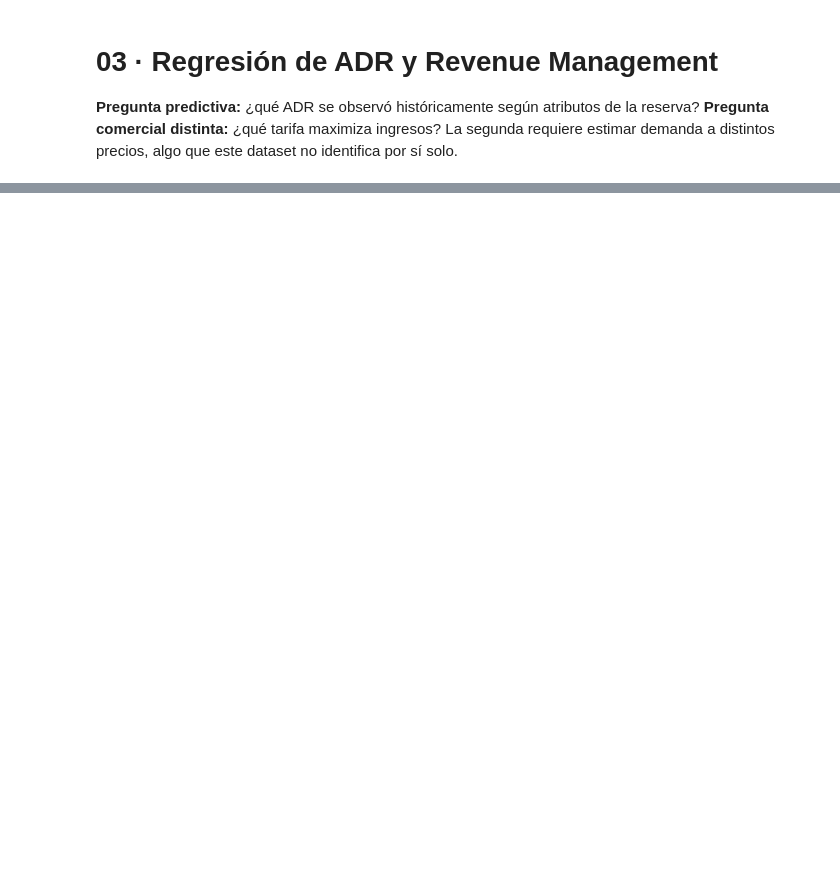
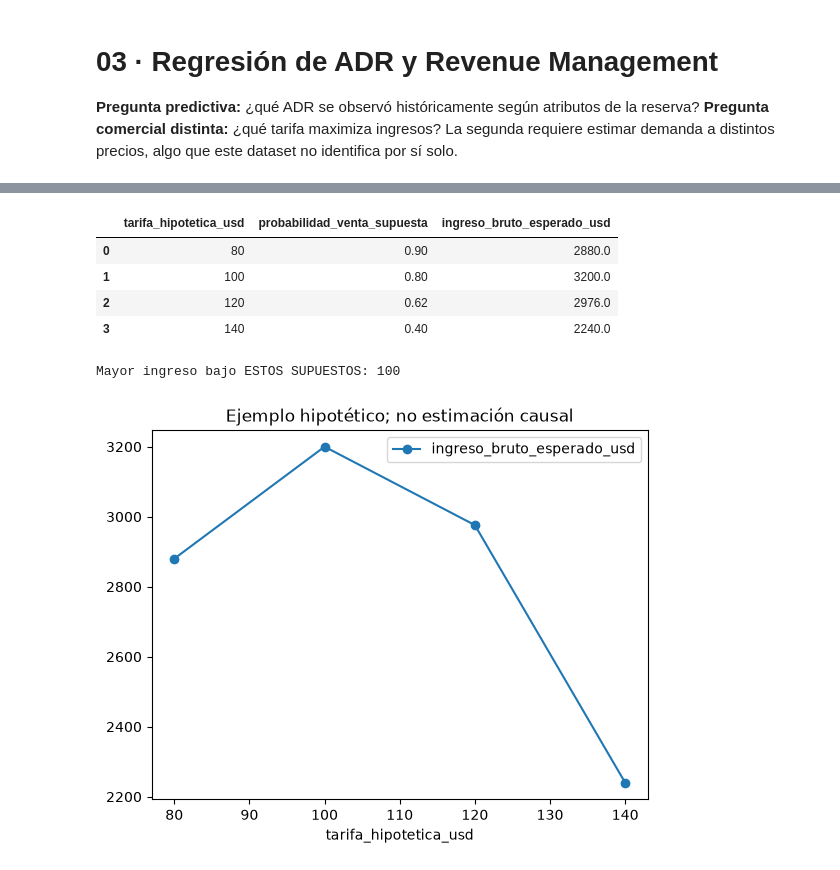
Before and after one commit to jaime87juarez/-Midterm-Project-mlzoomcamp_2026, a Jupyter notebook: notebooks/3_Regression_Yield.ipynb, the cells around one changed output, grey strips where cells are left out. Drawn from its saved outputs; the diff is of its cells as text; code cells hidden in the pictures; blank space fills up the shorter version.

```diff
--- a/notebooks/3_Regression_Yield.ipynb
+++ b/notebooks/3_Regression_Yield.ipynb
@@ -30,0 +421,16 @@ SyntaxError: unterminated string literal (detected at line 23) (3034808531.py, l
+# %%
+capacity=40
+scenario=pd.DataFrame({'tarifa_hipotetica_usd':[80,100,120,140],
+                       'probabilidad_venta_supuesta':[.90,.80,.62,.40]})
+scenario['ingreso_bruto_esperado_usd']=capacity*scenario.tarifa_hipotetica_usd*scenario.probabilidad_venta_supuesta
+display(scenario)
+print('Mayor ingreso bajo ESTOS SUPUESTOS:',scenario.loc[scenario.ingreso_bruto_esperado_usd.idxmax(),'tarifa_hipotetica_usd'])
+scenario.plot(x='tarifa_hipotetica_usd',y='ingreso_bruto_esperado_usd',marker='o',title='Ejemplo hipotético; no estimación causal');plt.show()
+# %% [output]
+|  | tarifa_hipotetica_usd | probabilidad_venta_supuesta | ingreso_bruto_esperado_usd |
+| 0 | 80 | 0.90 | 2880.0 |
+| 1 | 100 | 0.80 | 3200.0 |
+| 2 | 120 | 0.62 | 2976.0 |
+| 3 | 140 | 0.40 | 2240.0 |
+Mayor ingreso bajo ESTOS SUPUESTOS: 100
+[figure, added]
```
Also changed, not shown: parts of 13 cells of this notebook, 3 other files.
